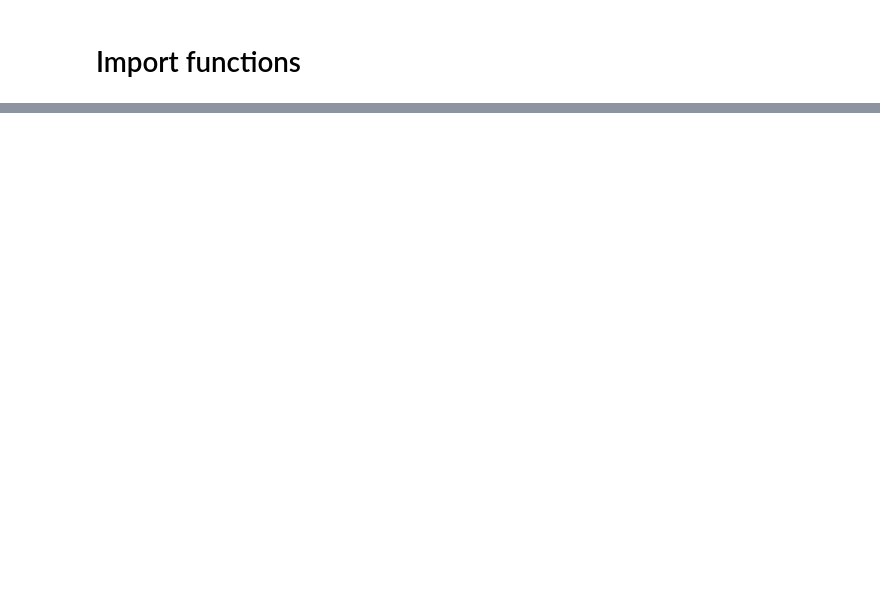
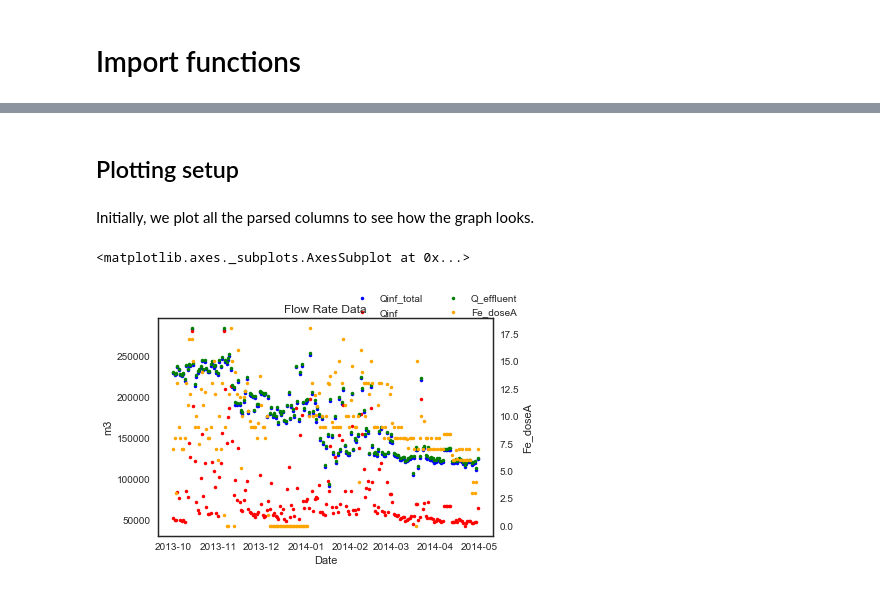
Before and after one commit to JoneBakkevig/intern_ugent, a Jupyter notebook: excelparse.ipynb, the cells around one changed output, grey strips where cells are left out. Drawn from its saved outputs; the diff is of its cells as text; code cells hidden in the pictures; blank space fills up the shorter version.

Commit message:
finished initial draft of ipython notebook. removed interpolating

```diff
--- a/excelparse.ipynb
+++ b/excelparse.ipynb
@@ -74,0 +65,9 @@ plotDframe(df2, y_list, sec_y, graph_type, title, ylabel)
+# %%
+# Parameters
+footer = 91
+columns = [0,4,6,42,79]
+sheetnumber = 1
+
+# Dataframe
+df = fileToDframe(filename, footer, columns, sheetnumber)
+df.head()
@@ -74,0 +81,17 @@ plotDframe(df2, y_list, sec_y, graph_type, title, ylabel)
+# %% [markdown]
+## Plotting setup
+# %% [markdown]
+Initially, we plot all the parsed columns to see how the graph looks.
+# %%
+# Plotting parameters
+y_list = ['Qinf_total','Qinf','Q_effluent']
+sec_y = 'Fe_doseA'
+title = 'Flow Rate Data'
+graph_type = '.'
+ylabel = 'm3' #when y_list has multiple items, denote 1. y-axis label manually using this parameter
+
+# Plot figure
+plotDframe(df, y_list, sec_y, graph_type, title, ylabel)
+# %% [output]
+<matplotlib.axes._subplots.AxesSubplot at 0x...>
+[figure, added]
```
Also changed, not shown: parts of 54 cells of this notebook, 2 other files.
